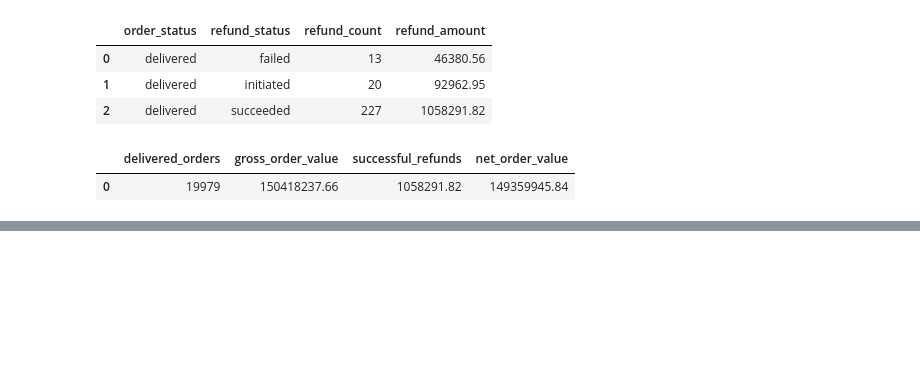
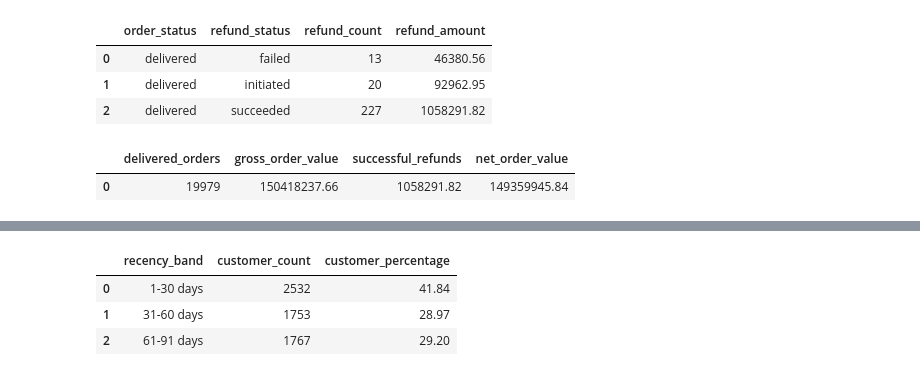
Before and after one commit to neharika/rfm-customer-segmentation, a Jupyter notebook: notebooks/01_exploration.ipynb, the cells around one changed output, grey strips where cells are left out. Saved outputs shown, nothing was run; the diff lists cells and outputs as text; code cells hidden in the pictures; blank space fills up the shorter version.

```diff
--- a/notebooks/01_exploration.ipynb
+++ b/notebooks/01_exploration.ipynb
@@ -316,0 +655,41 @@ revenue_summary
+# %%
+query = """
+WITH customer_recency AS (
+    SELECT
+        customer_id,
+        DATE '2026-06-15' - MAX(created_at)::date AS recency_days
+    FROM ecom.orders
+    WHERE LOWER(TRIM(status)) = 'delivered'
+    GROUP BY customer_id
+)
+SELECT
+    CASE
+        WHEN recency_days <= 30 THEN '1-30 days'
+        WHEN recency_days <= 60 THEN '31-60 days'
+        ELSE '61-91 days'
+    END AS recency_band,
+    COUNT(*) AS customer_count,
+    ROUND(
+        100.0 * COUNT(*) / SUM(COUNT(*)) OVER (),
+        2
+    ) AS customer_percentage
+FROM customer_recency
+GROUP BY 1
+ORDER BY MIN(recency_days);
+"""
+
+#--COUNT(*) counts customers in each band.
+#--SUM(...) OVER () adds those band counts together, while retaining each band as a separate row.
+#--COUNT(*) counts customers in each Recency band.
+#--SUM(...) adds those individual band counts.
+#--OVER () makes that sum available across all groups without collapsing them into one row.
+
+with engine.connect() as connection:
+    recency_bands = pd.read_sql(text(query), connection)
+
+recency_bands
+# %% [output]
+|  | recency_band | customer_count | customer_percentage |
+| 0 | 1-30 days | 2532 | 41.84 |
+| 1 | 31-60 days | 1753 | 28.97 |
+| 2 | 61-91 days | 1767 | 29.20 |
```
Also changed, not shown: parts of 7 cells of this notebook, 3 other files.
